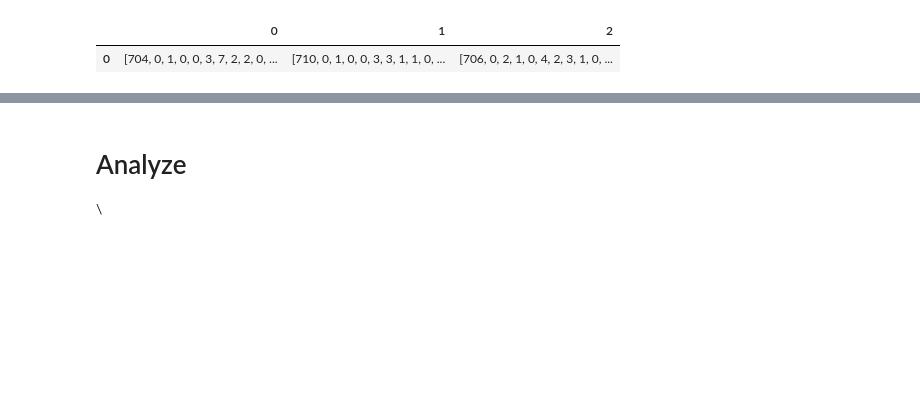
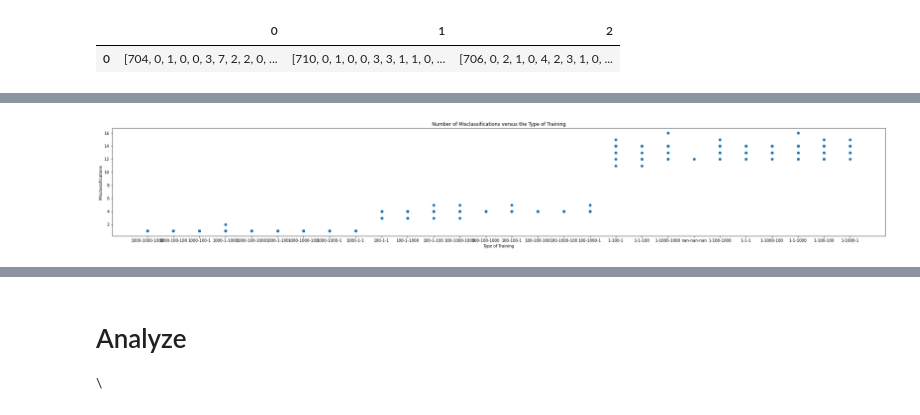
Before and after one commit to RachelRamirez/misclassification_matrix, a Jupyter notebook: Load_and_Analyze_Results_of_pkl_files.ipynb, the cells around one changed output, grey strips where cells are left out. Drawn from its saved outputs; the diff is of its cells as text; code cells hidden in the pictures; blank space fills up the shorter version.

```diff
--- a/Load_and_Analyze_Results_of_pkl_files.ipynb
+++ b/Load_and_Analyze_Results_of_pkl_files.ipynb
@@ -215,9 +217,17 @@ data['3ConfusionMatrices'][0]
 |  | 0 | 1 | 2 |
 | 0 | [704, 0, 1, 0, 0, 3, 7, 2, 2, 0, ... | [710, 0, 1, 0, 0, 3, 3, 1, 1, 0, ... | [706, 0, 2, 1, 0, 4, 2, 3, 1, 0, ... |
 # %%
-data_to_save = data[['lambda1',	'lambda2',	'lambda3',	'epochs1',	'epochs2',	'epochs3',	'es1',	'es2',	'es3', '9T_4P_last_value',	'4T_9P_last_value', 'val_categorical_accuracy_last_value', '3ConfusionMatrices', 'filename'	]]
-data_to_save
-# list_of_columns_for_data
+data_to_save = pd.DataFrame()
+data_to_save = data[['lambda1',	'lambda2',	'lambda3',	'epochs1',	'epochs2',	'epochs3',	'es1',	'es2',	'es3', '9T_4P_last_value',	'4T_9P_last_value', 'val_categorical_accuracy_last_value', '3ConfusionMatrices', 'filename'	]].copy()
+
+for row in range(len(data_to_save)):
+  # print(row)
+  try:
+    data_to_save.loc[row, 'lambdacombo'] = str(int(data_to_save.loc[row, 'lambda1'])) +"-"+ str(int(data_to_save.loc[row, 'lambda2'])) +"-"+ str(int(data_to_save.loc[row, 'lambda3']))
+  except ValueError:
+    data_to_save.loc[row, 'lambdacombo'] = str((data_to_save.loc[row, 'lambda1'])) +"-"+ str((data_to_save.loc[row, 'lambda2'])) +"-"+ str((data_to_save.loc[row, 'lambda3']))
+
+                                          # .reset_index(drop=True)) + str(data_to_save['lambda2'].reset_index(drop=True))  + str(data_to_save['lambda3'].reset_index(drop=True))
 
 
 
@@ -230,0 +253,43 @@ files.download('data.csv')
+# %%
+# importing the required module
+import matplotlib.pyplot as plt
+
+data_to_save.sort_values('9T_4P_last_value', inplace=True)
+
+# # x axis values
+x = data_to_save['lambdacombo']
+# corresponding y axis values
+y = data_to_save['9T_4P_last_value']
+
+plt.figure(figsize=(35,5))
+# plotting the points
+plt.scatter(x, y)
+
+# naming the x axis
+plt.xlabel('Type of Training')
+# naming the y axis
+plt.ylabel('Misclassifications')
+
+# giving a title to my graph
+plt.title('Number of Misclassifications versus the Type of Training')
+
+# function to show the plot
+plt.show()
+
+#############################
+# fig = plt.figure(figsize =(10, 7))
+# boxplot_data = []
+# boxplot_x = []
+
+# for unique_name in (data_to_save.lambdacombo.value_counts().index):
+#   # print(unique_name)
+#   boxplot_data.append(data_to_save[data_to_save.lambdacombo==unique_name]['9T_4P_last_value'])
+#   boxplot_x.append(unique_name)
+
+
+# # # Creating plot
+# plt.xlabel(boxplot_x)
+# plt.boxplot(boxplot_data)
+# plt.show()
+# %% [output]
+[figure, added]
```
Also changed, not shown: parts of 4 cells of this notebook.
